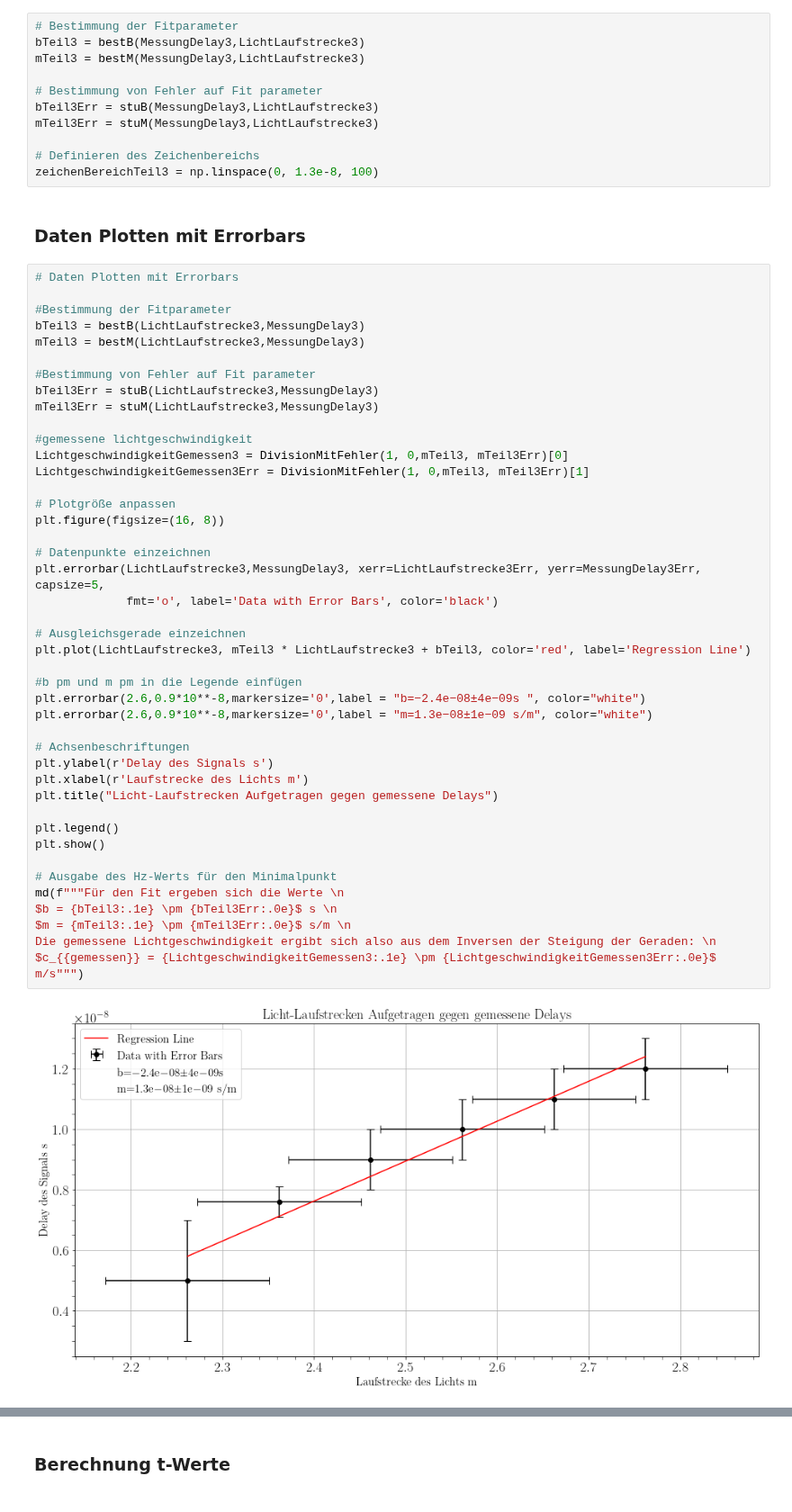
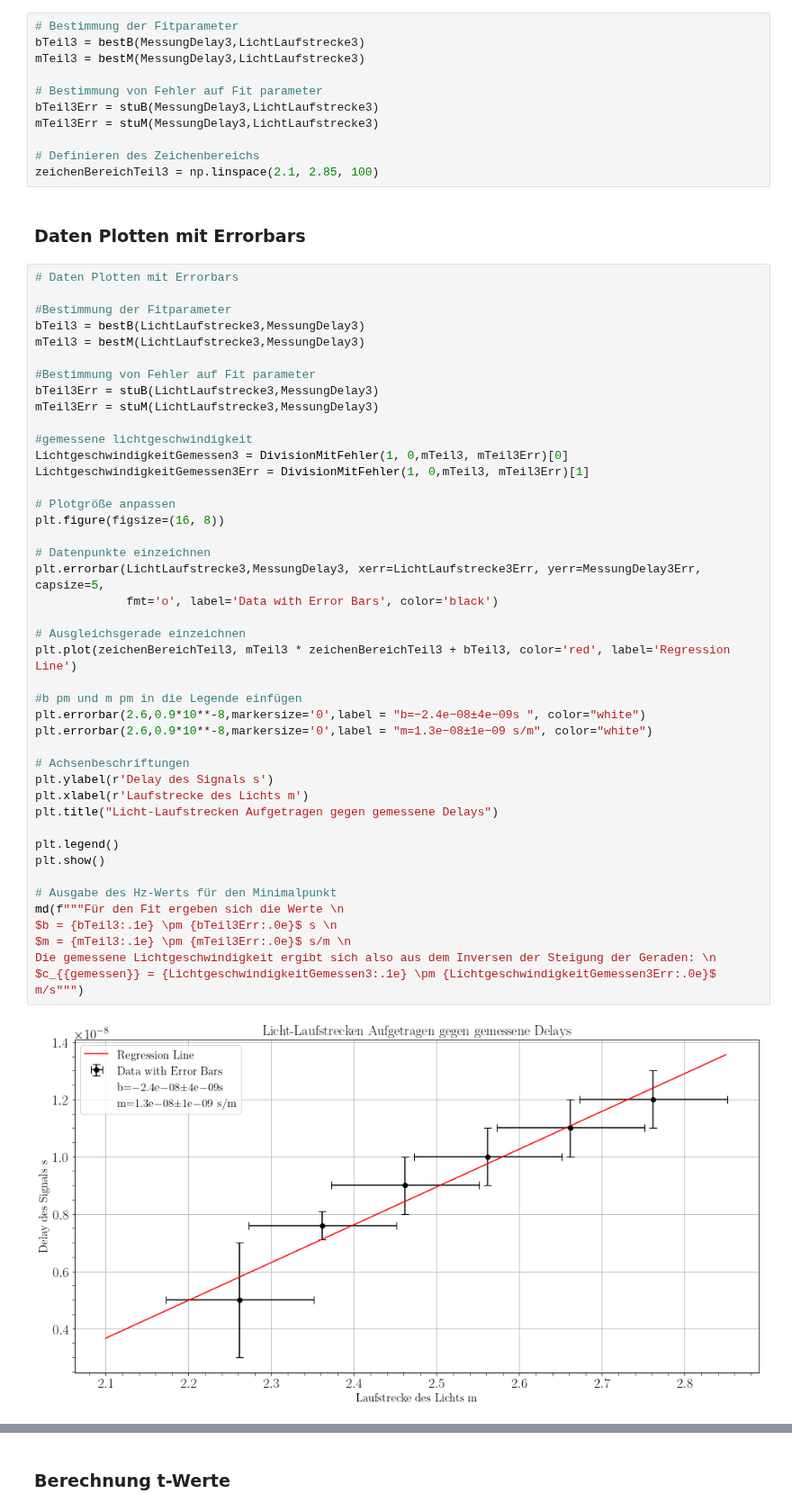
Before and after one commit to MayerPablo/FP, a Jupyter notebook: Lichtlaufzeiten/Lichtlaufzeiten.ipynb, the cells around one changed output, grey strips where cells are left out. Shown at 90% size. Saved outputs shown, nothing was run; the diff lists cells and outputs as text.

```diff
--- a/Lichtlaufzeiten/Lichtlaufzeiten.ipynb
+++ b/Lichtlaufzeiten/Lichtlaufzeiten.ipynb
@@ -475,7 +475,7 @@ bTeil3Err = stuB(MessungDelay3,LichtLaufstrecke3)
 mTeil3Err = stuM(MessungDelay3,LichtLaufstrecke3)
 
 # Definieren des Zeichenbereichs
-zeichenBereichTeil3 = np.linspace(0, 1.3e-8, 100)
+zeichenBereichTeil3 = np.linspace(2.1, 2.85, 100)
 # %% [markdown]
 ### Daten Plotten mit Errorbars
 # %%
@@ -494,35 +494,35 @@ LichtgeschwindigkeitGemessen3 = DivisionMitFehler(1, 0,mTeil3, mTeil3Err)[0]
 LichtgeschwindigkeitGemessen3Err = DivisionMitFehler(1, 0,mTeil3, mTeil3Err)[1]
 
 # Plotgröße anpassen
 plt.figure(figsize=(16, 8))
 
 # Datenpunkte einzeichnen
 plt.errorbar(LichtLaufstrecke3,MessungDelay3, xerr=LichtLaufstrecke3Err, yerr=MessungDelay3Err, capsize=5,
              fmt='o', label='Data with Error Bars', color='black')
 
 # Ausgleichsgerade einzeichnen
-plt.plot(LichtLaufstrecke3, mTeil3 * LichtLaufstrecke3 + bTeil3, color='red', label='Regression Line')
+plt.plot(zeichenBereichTeil3, mTeil3 * zeichenBereichTeil3 + bTeil3, color='red', label='Regression Line')
 
 #b pm und m pm in die Legende einfügen
 plt.errorbar(2.6,0.9*10**-8,markersize='0',label = "b=−2.4e−08±4e−09s ", color="white")
 plt.errorbar(2.6,0.9*10**-8,markersize='0',label = "m=1.3e−08±1e−09 s/m", color="white")
 
 # Achsenbeschriftungen
 plt.ylabel(r'Delay des Signals s')
 plt.xlabel(r'Laufstrecke des Lichts m')
 plt.title("Licht-Laufstrecken Aufgetragen gegen gemessene Delays")
 
 plt.legend()
 plt.show()
 
 # Ausgabe des Hz-Werts für den Minimalpunkt
 md(f"""Für den Fit ergeben sich die Werte \n
 $b = {bTeil3:.1e} \pm {bTeil3Err:.0e}$ s \n
 $m = {mTeil3:.1e} \pm {mTeil3Err:.0e}$ s/m \n
 Die gemessene Lichtgeschwindigkeit ergibt sich also aus dem Inversen der Steigung der Geraden: \n
 $c_{{gemessen}} = {LichtgeschwindigkeitGemessen3:.1e} \pm {LichtgeschwindigkeitGemessen3Err:.0e}$ m/s""")
 # %% [output]
-[figure, old version]
+[figure, new version]
 Für den Fit ergeben sich die Werte
 
 $b = -2.4e-08 \pm 4e-09$ s
```
Also changed, not shown: parts of 2 cells of this notebook.
